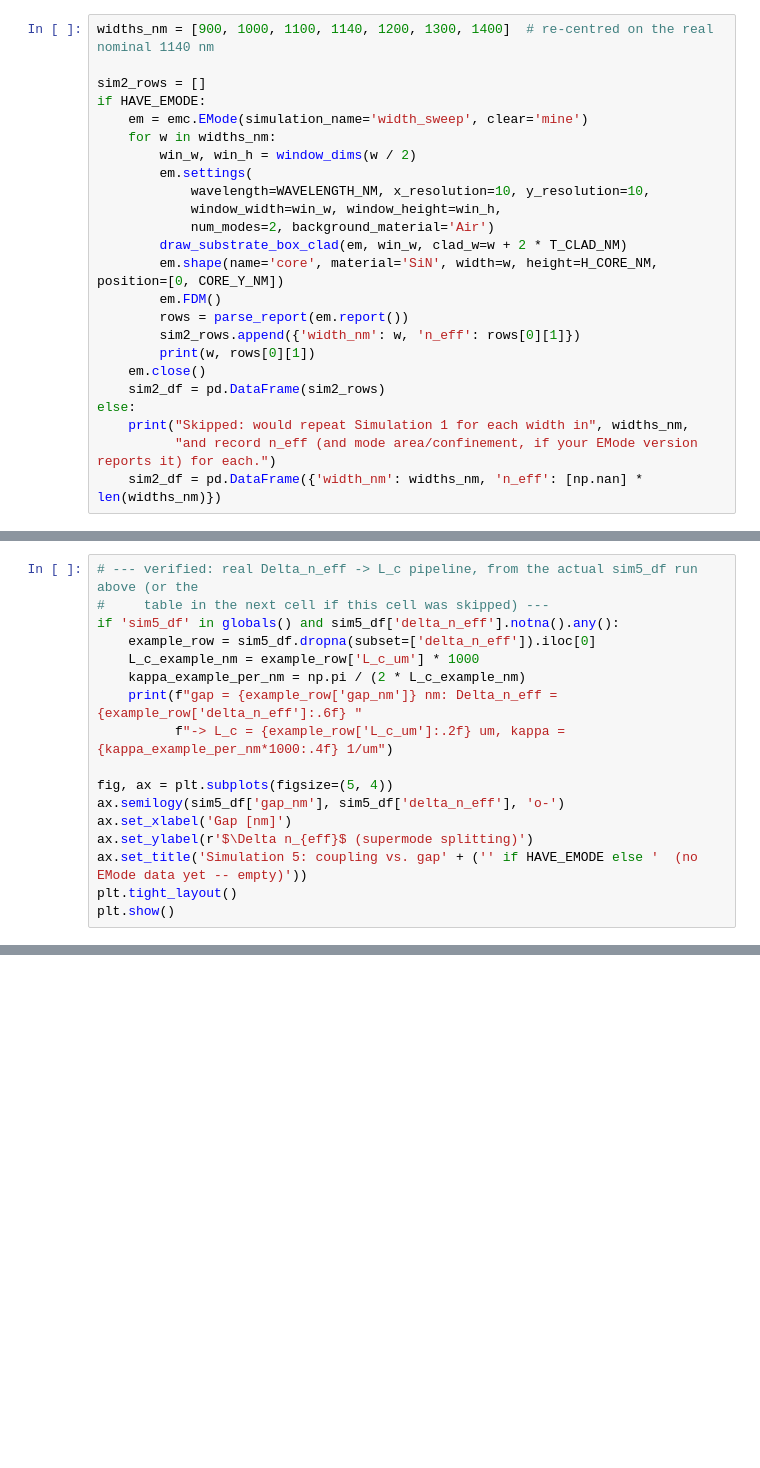
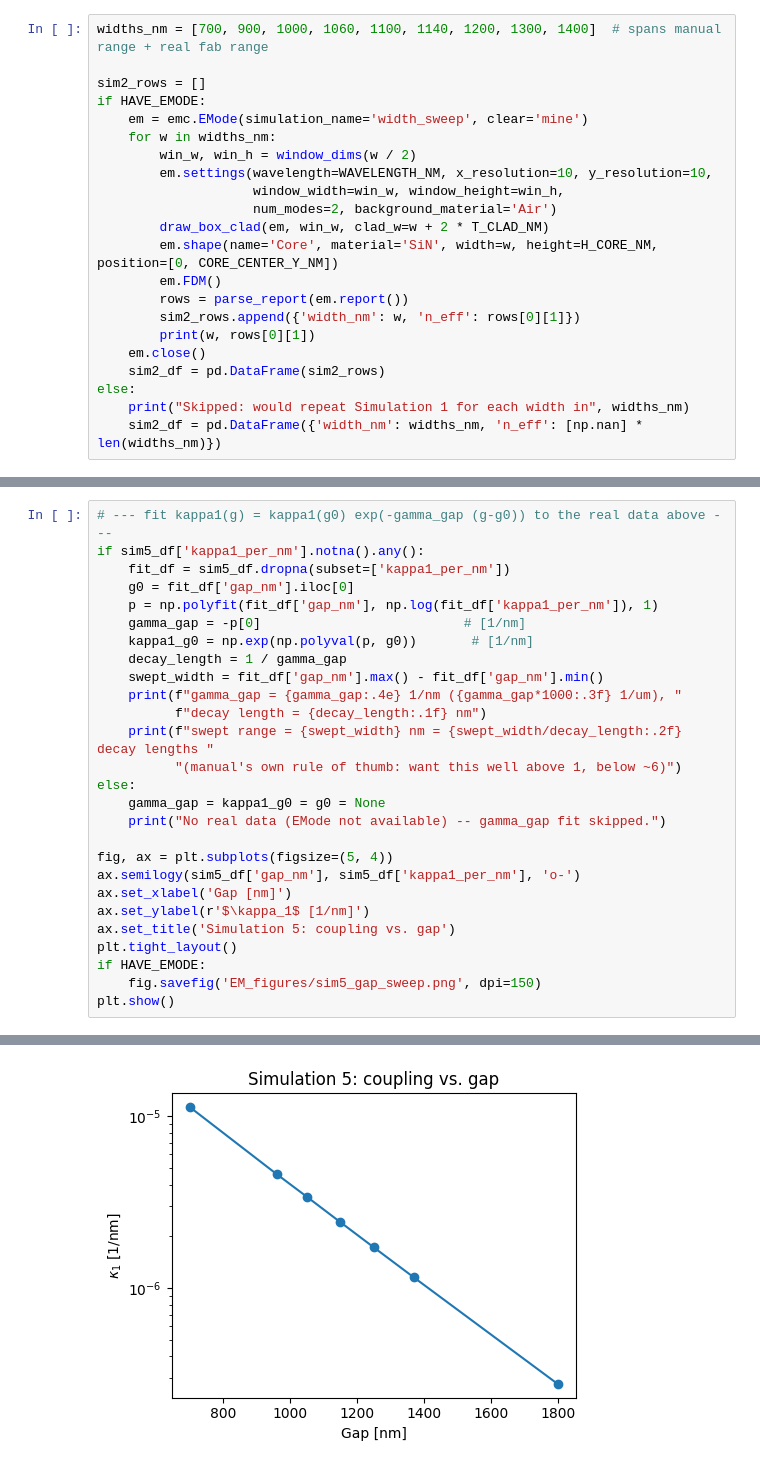
Before and after one commit to auphotonicLab/PICLab-narrow-linewidth, a Jupyter notebook: QTLab/EMode_sims_QTLab.ipynb, the cells around one changed output, grey strips where cells are left out. Drawn from its saved outputs; the diff is of its cells as text; blank space fills up the shorter version.

```diff
--- a/QTLab/EMode_sims_QTLab.ipynb
+++ b/QTLab/EMode_sims_QTLab.ipynb
@@ -152,17 +193,16 @@ The horizontal lines in the plot are the Si/BOX and BOX/cladding material interf
 # %%
-widths_nm = [900, 1000, 1100, 1140, 1200, 1300, 1400]  # re-centred on the real nominal 1140 nm
+widths_nm = [700, 900, 1000, 1060, 1100, 1140, 1200, 1300, 1400]  # spans manual range + real fab range
 
 sim2_rows = []
 if HAVE_EMODE:
     em = emc.EMode(simulation_name='width_sweep', clear='mine')
     for w in widths_nm:
         win_w, win_h = window_dims(w / 2)
-        em.settings(
-            wavelength=WAVELENGTH_NM, x_resolution=10, y_resolution=10,
-            window_width=win_w, window_height=win_h,
-            num_modes=2, background_material='Air')
-        draw_substrate_box_clad(em, win_w, clad_w=w + 2 * T_CLAD_NM)
-        em.shape(name='core', material='SiN', width=w, height=H_CORE_NM, position=[0, CORE_Y_NM])
+        em.settings(wavelength=WAVELENGTH_NM, x_resolution=10, y_resolution=10,
+                    window_width=win_w, window_height=win_h,
+                    num_modes=2, background_material='Air')
+        draw_box_clad(em, win_w, clad_w=w + 2 * T_CLAD_NM)
+        em.shape(name='Core', material='SiN', width=w, height=H_CORE_NM, position=[0, CORE_CENTER_Y_NM])
         em.FDM()
         rows = parse_report(em.report())
         sim2_rows.append({'width_nm': w, 'n_eff': rows[0][1]})
@@ -170,6 +210,5 @@ if HAVE_EMODE:
     em.close()
     sim2_df = pd.DataFrame(sim2_rows)
 else:
-    print("Skipped: would repeat Simulation 1 for each width in", widths_nm,
-          "and record n_eff (and mode area/confinement, if your EMode version reports it) for each.")
+    print("Skipped: would repeat Simulation 1 for each width in", widths_nm)
     sim2_df = pd.DataFrame({'width_nm': widths_nm, 'n_eff': [np.nan] * len(widths_nm)})
@@ -402,17 +448,28 @@ else:
 # %%
-# --- verified: real Delta_n_eff -> L_c pipeline, from the actual sim5_df run above (or the
-#     table in the next cell if this cell was skipped) ---
-if 'sim5_df' in globals() and sim5_df['delta_n_eff'].notna().any():
-    example_row = sim5_df.dropna(subset=['delta_n_eff']).iloc[0]
-    L_c_example_nm = example_row['L_c_um'] * 1000
-    kappa_example_per_nm = np.pi / (2 * L_c_example_nm)
-    print(f"gap = {example_row['gap_nm']} nm: Delta_n_eff = {example_row['delta_n_eff']:.6f} "
-          f"-> L_c = {example_row['L_c_um']:.2f} um, kappa = {kappa_example_per_nm*1000:.4f} 1/um")
+# --- fit kappa1(g) = kappa1(g0) exp(-gamma_gap (g-g0)) to the real data above ---
+if sim5_df['kappa1_per_nm'].notna().any():
+    fit_df = sim5_df.dropna(subset=['kappa1_per_nm'])
+    g0 = fit_df['gap_nm'].iloc[0]
+    p = np.polyfit(fit_df['gap_nm'], np.log(fit_df['kappa1_per_nm']), 1)
+    gamma_gap = -p[0]                          # [1/nm]
+    kappa1_g0 = np.exp(np.polyval(p, g0))       # [1/nm]
+    decay_length = 1 / gamma_gap
+    swept_width = fit_df['gap_nm'].max() - fit_df['gap_nm'].min()
+    print(f"gamma_gap = {gamma_gap:.4e} 1/nm ({gamma_gap*1000:.3f} 1/um), "
+          f"decay length = {decay_length:.1f} nm")
+    print(f"swept range = {swept_width} nm = {swept_width/decay_length:.2f} decay lengths "
+          "(manual's own rule of thumb: want this well above 1, below ~6)")
+else:
+    gamma_gap = kappa1_g0 = g0 = None
+    print("No real data (EMode not available) -- gamma_gap fit skipped.")
 
 fig, ax = plt.subplots(figsize=(5, 4))
-ax.semilogy(sim5_df['gap_nm'], sim5_df['delta_n_eff'], 'o-')
+ax.semilogy(sim5_df['gap_nm'], sim5_df['kappa1_per_nm'], 'o-')
 ax.set_xlabel('Gap [nm]')
-ax.set_ylabel(r'$\Delta n_{eff}$ (supermode splitting)')
-ax.set_title('Simulation 5: coupling vs. gap' + ('' if HAVE_EMODE else '  (no EMode data yet -- empty)'))
+ax.set_ylabel(r'$\kappa_1$ [1/nm]')
+ax.set_title('Simulation 5: coupling vs. gap')
 plt.tight_layout()
+if HAVE_EMODE:
+    fig.savefig('EM_figures/sim5_gap_sweep.png', dpi=150)
 plt.show()
+# %% [output]
@@ -419 +478,2 @@ plt.show()
+[figure, added]
 # %% [markdown]
```
Also changed, not shown: parts of 26 cells of this notebook, 38 other files.
